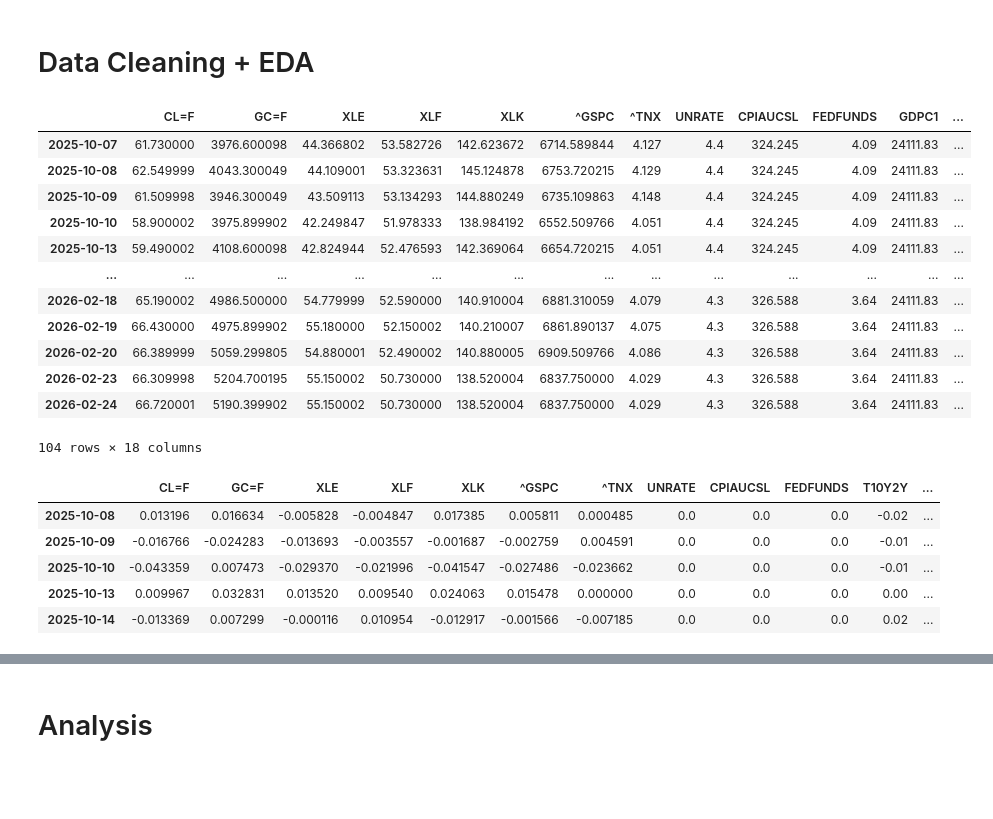
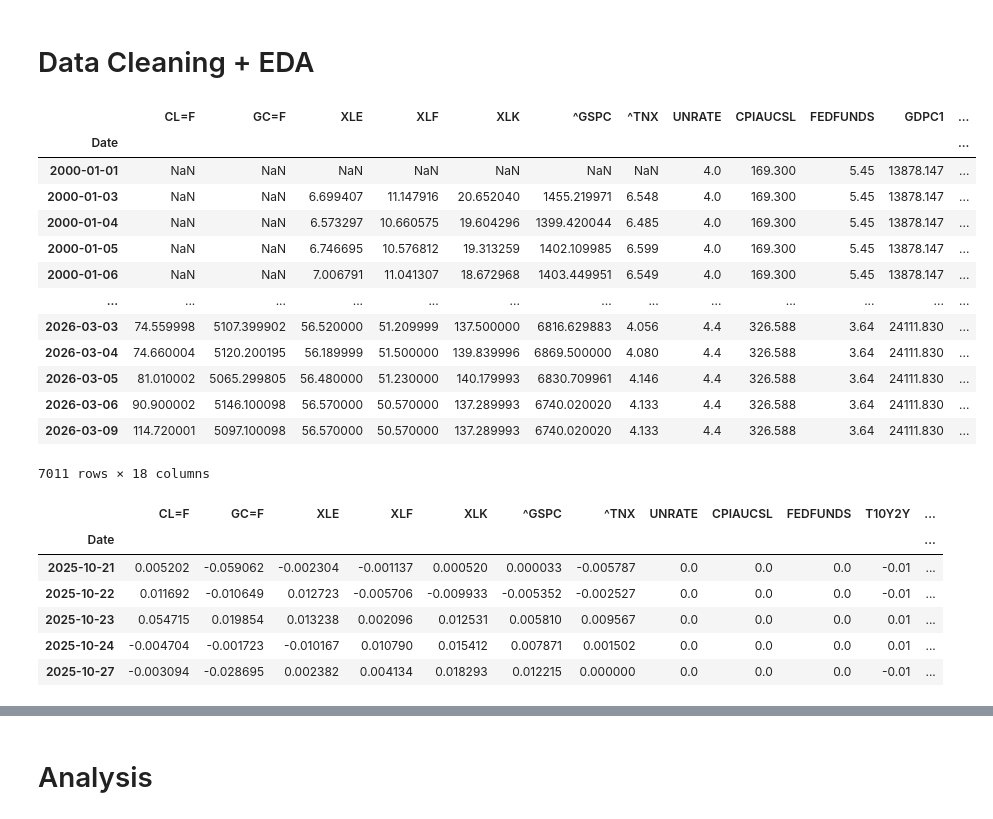
Before and after one commit to lauradiazrodriguez/dsc180_group1, a Jupyter notebook: notebooks/Initial_EDA_and_Optimization.ipynb, the cells around one changed output, grey strips where cells are left out. Drawn from its saved outputs; the diff is of its cells as text; code cells hidden in the pictures; blank space fills up the shorter version.

```diff
--- a/notebooks/Initial_EDA_and_Optimization.ipynb
+++ b/notebooks/Initial_EDA_and_Optimization.ipynb
@@ -131,25 +131,26 @@ from statsmodels.tsa.stattools import adfuller
 # %%
 df_main = df_sector.join(df_macro, how='outer').join(df_fx, how='outer')
 df_main.sort_index(inplace=True)
 
 # forward fill bc market uses that monthly or weekly number
-df_main.fillna(method='ffill', inplace=True)
-df_main.dropna(inplace=True)
+# df_main.fillna(method='ffill', inplace=True) (old pandas syntax)
+df_main.ffill(inplace=True) # new pandas syntax [f.fillna(method="ffill") -> df.ffill()] & [df.fillna(method="bfill") -> df.bfill()]df_main.dropna(inplace=True)
 df_main
 # %% [output]
 |  | CL=F | GC=F | XLE | XLF | XLK | ^GSPC | ^TNX | UNRATE | CPIAUCSL | FEDFUNDS | GDPC1 | ... |
-| 2025-10-07 | 61.730000 | 3976.600098 | 44.366802 | 53.582726 | 142.623672 | 6714.589844 | 4.127 | 4.4 | 324.245 | 4.09 | 24111.83 | ... |
-| 2025-10-08 | 62.549999 | 4043.300049 | 44.109001 | 53.323631 | 145.124878 | 6753.720215 | 4.129 | 4.4 | 324.245 | 4.09 | 24111.83 | ... |
-| 2025-10-09 | 61.509998 | 3946.300049 | 43.509113 | 53.134293 | 144.880249 | 6735.109863 | 4.148 | 4.4 | 324.245 | 4.09 | 24111.83 | ... |
-| 2025-10-10 | 58.900002 | 3975.899902 | 42.249847 | 51.978333 | 138.984192 | 6552.509766 | 4.051 | 4.4 | 324.245 | 4.09 | 24111.83 | ... |
-| 2025-10-13 | 59.490002 | 4108.600098 | 42.824944 | 52.476593 | 142.369064 | 6654.720215 | 4.051 | 4.4 | 324.245 | 4.09 | 24111.83 | ... |
+| Date |  |  |  |  |  |  |  |  |  |  |  | ... |
+| 2000-01-01 | NaN | NaN | NaN | NaN | NaN | NaN | NaN | 4.0 | 169.300 | 5.45 | 13878.147 | ... |
+| 2000-01-03 | NaN | NaN | 6.699407 | 11.147916 | 20.652040 | 1455.219971 | 6.548 | 4.0 | 169.300 | 5.45 | 13878.147 | ... |
+| 2000-01-04 | NaN | NaN | 6.573297 | 10.660575 | 19.604296 | 1399.420044 | 6.485 | 4.0 | 169.300 | 5.45 | 13878.147 | ... |
+| 2000-01-05 | NaN | NaN | 6.746695 | 10.576812 | 19.313259 | 1402.109985 | 6.599 | 4.0 | 169.300 | 5.45 | 13878.147 | ... |
+| 2000-01-06 | NaN | NaN | 7.006791 | 11.041307 | 18.672968 | 1403.449951 | 6.549 | 4.0 | 169.300 | 5.45 | 13878.147 | ... |
 | ... | ... | ... | ... | ... | ... | ... | ... | ... | ... | ... | ... | ... |
-| 2026-02-18 | 65.190002 | 4986.500000 | 54.779999 | 52.590000 | 140.910004 | 6881.310059 | 4.079 | 4.3 | 326.588 | 3.64 | 24111.83 | ... |
-| 2026-02-19 | 66.430000 | 4975.899902 | 55.180000 | 52.150002 | 140.210007 | 6861.890137 | 4.075 | 4.3 | 326.588 | 3.64 | 24111.83 | ... |
-| 2026-02-20 | 66.389999 | 5059.299805 | 54.880001 | 52.490002 | 140.880005 | 6909.509766 | 4.086 | 4.3 | 326.588 | 3.64 | 24111.83 | ... |
-| 2026-02-23 | 66.309998 | 5204.700195 | 55.150002 | 50.730000 | 138.520004 | 6837.750000 | 4.029 | 4.3 | 326.588 | 3.64 | 24111.83 | ... |
-| 2026-02-24 | 66.720001 | 5190.399902 | 55.150002 | 50.730000 | 138.520004 | 6837.750000 | 4.029 | 4.3 | 326.588 | 3.64 | 24111.83 | ... |
+| 2026-03-03 | 74.559998 | 5107.399902 | 56.520000 | 51.209999 | 137.500000 | 6816.629883 | 4.056 | 4.4 | 326.588 | 3.64 | 24111.830 | ... |
+| 2026-03-04 | 74.660004 | 5120.200195 | 56.189999 | 51.500000 | 139.839996 | 6869.500000 | 4.080 | 4.4 | 326.588 | 3.64 | 24111.830 | ... |
+| 2026-03-05 | 81.010002 | 5065.299805 | 56.480000 | 51.230000 | 140.179993 | 6830.709961 | 4.146 | 4.4 | 326.588 | 3.64 | 24111.830 | ... |
+| 2026-03-06 | 90.900002 | 5146.100098 | 56.570000 | 50.570000 | 137.289993 | 6740.020020 | 4.133 | 4.4 | 326.588 | 3.64 | 24111.830 | ... |
+| 2026-03-09 | 114.720001 | 5097.100098 | 56.570000 | 50.570000 | 137.289993 | 6740.020020 | 4.133 | 4.4 | 326.588 | 3.64 | 24111.830 | ... |
-104 rows × 18 columns
+7011 rows × 18 columns
 # %%
 df_main.drop(columns=['GDPC1'], inplace=True)
 df_main.drop(columns=['TEDRATE'], inplace=True)
@@ -181,11 +182,12 @@ df_transform.dropna(inplace=True)
 df_transform.head()
 # %% [output]
 |  | CL=F | GC=F | XLE | XLF | XLK | ^GSPC | ^TNX | UNRATE | CPIAUCSL | FEDFUNDS | T10Y2Y | ... |
-| 2025-10-08 | 0.013196 | 0.016634 | -0.005828 | -0.004847 | 0.017385 | 0.005811 | 0.000485 | 0.0 | 0.0 | 0.0 | -0.02 | ... |
-| 2025-10-09 | -0.016766 | -0.024283 | -0.013693 | -0.003557 | -0.001687 | -0.002759 | 0.004591 | 0.0 | 0.0 | 0.0 | -0.01 | ... |
-| 2025-10-10 | -0.043359 | 0.007473 | -0.029370 | -0.021996 | -0.041547 | -0.027486 | -0.023662 | 0.0 | 0.0 | 0.0 | -0.01 | ... |
-| 2025-10-13 | 0.009967 | 0.032831 | 0.013520 | 0.009540 | 0.024063 | 0.015478 | 0.000000 | 0.0 | 0.0 | 0.0 | 0.00 | ... |
-| 2025-10-14 | -0.013369 | 0.007299 | -0.000116 | 0.010954 | -0.012917 | -0.001566 | -0.007185 | 0.0 | 0.0 | 0.0 | 0.02 | ... |
+| Date |  |  |  |  |  |  |  |  |  |  |  | ... |
+| 2025-10-21 | 0.005202 | -0.059062 | -0.002304 | -0.001137 | 0.000520 | 0.000033 | -0.005787 | 0.0 | 0.0 | 0.0 | -0.01 | ... |
+| 2025-10-22 | 0.011692 | -0.010649 | 0.012723 | -0.005706 | -0.009933 | -0.005352 | -0.002527 | 0.0 | 0.0 | 0.0 | -0.01 | ... |
+| 2025-10-23 | 0.054715 | 0.019854 | 0.013238 | 0.002096 | 0.012531 | 0.005810 | 0.009567 | 0.0 | 0.0 | 0.0 | 0.01 | ... |
+| 2025-10-24 | -0.004704 | -0.001723 | -0.010167 | 0.010790 | 0.015412 | 0.007871 | 0.001502 | 0.0 | 0.0 | 0.0 | 0.01 | ... |
+| 2025-10-27 | -0.003094 | -0.028695 | 0.002382 | 0.004134 | 0.018293 | 0.012215 | 0.000000 | 0.0 | 0.0 | 0.0 | -0.01 | ... |
 # %%
 plt.figure(figsize=(14, 10))
 sns.heatmap(
```
Also changed, not shown: parts of 12 cells of this notebook, 1 other file.
